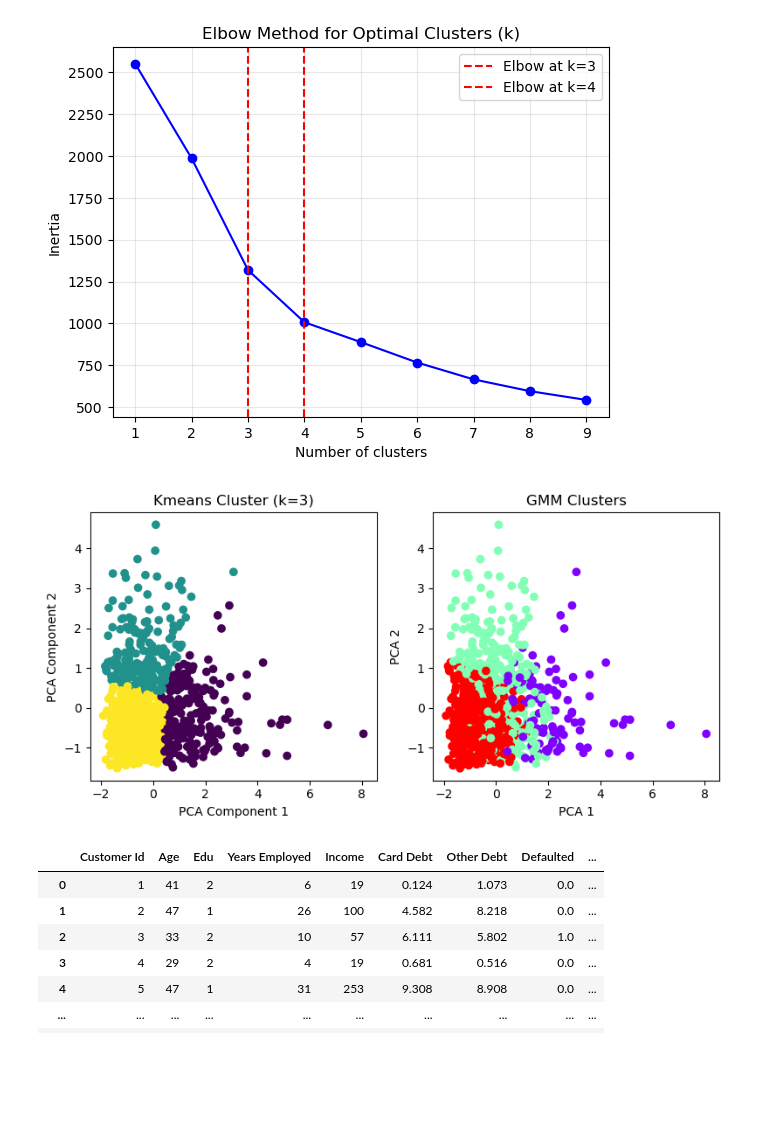
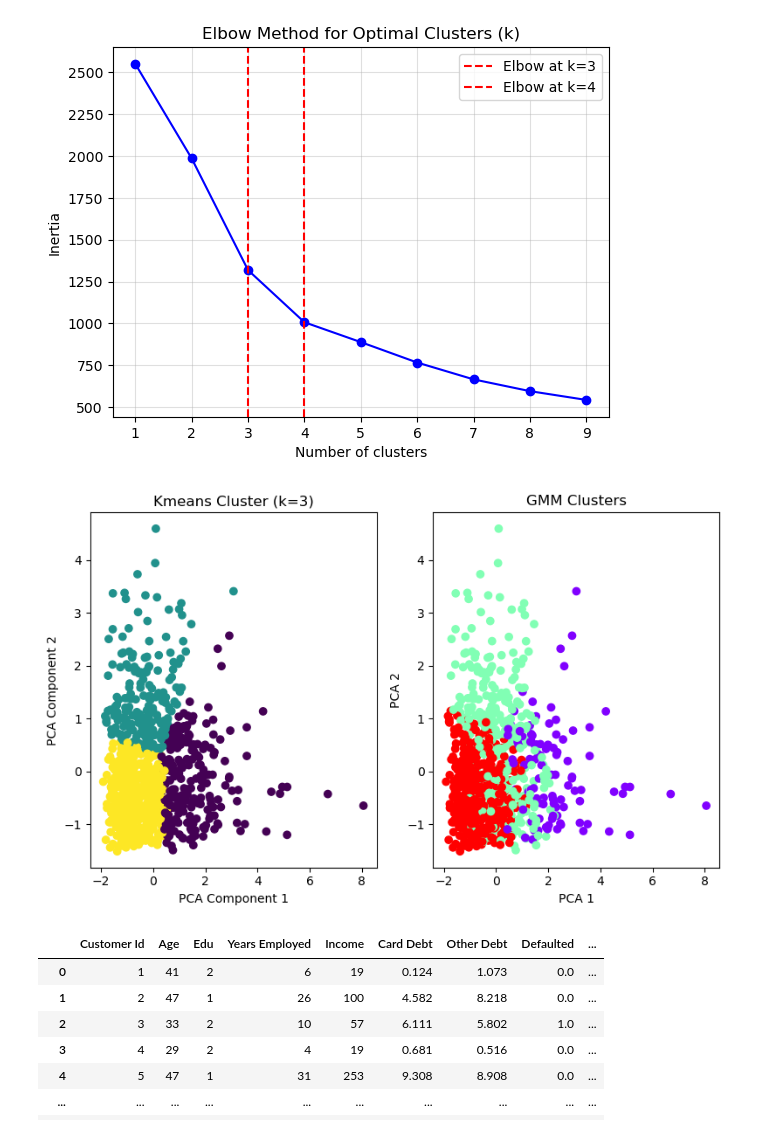
Before and after one commit to ghifari-15/age-income-and-debtincomeratio-using-kmeans-and-gmm, a Jupyter notebook: index.ipynb, the cells around one changed output. Saved outputs shown, nothing was run; the diff lists cells and outputs as text; code cells hidden in the pictures; blank space fills up the shorter version.

```diff
--- a/index.ipynb
+++ b/index.ipynb
@@ -154,21 +140,21 @@ clusters_gmm = gmm.fit_predict(X_selected_scaled)
 pca = PCA(n_components=2)
 X_pca = pca.fit_transform(X_selected_scaled)
 # %%
-plt.figure(figsize=(8, 4))
+plt.figure(figsize=(8, 5))
 plt.subplot(1, 2, 1)
 plt.scatter(X_pca[:, 0], X_pca[:, 1], c=cluster_kmeans, cmap='viridis')
 plt.title("Kmeans Cluster (k=3)")
 plt.xlabel("PCA Component 1")
 plt.ylabel("PCA Component 2")
 
 plt.subplot(1,2,2)
 plt.scatter(X_pca[:,0], X_pca[:,1], c=clusters_gmm, cmap='rainbow')
 plt.title('GMM Clusters')
 plt.xlabel('PCA 1')
 plt.ylabel('PCA 2')
 plt.tight_layout()
 
 plt.show()
 # %% [output]
-[figure, old version]
+[figure, new version]
 # %%
```
Also changed, not shown: parts of 6 cells of this notebook.
